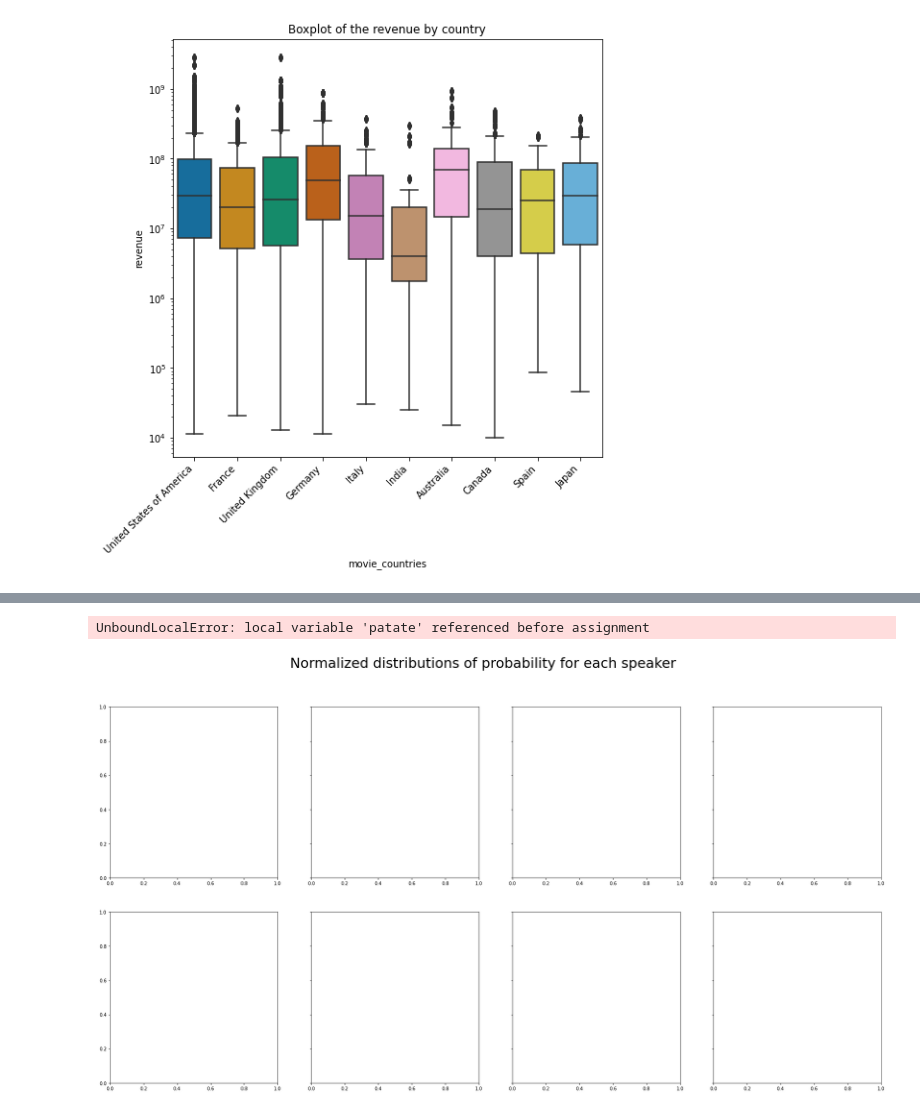
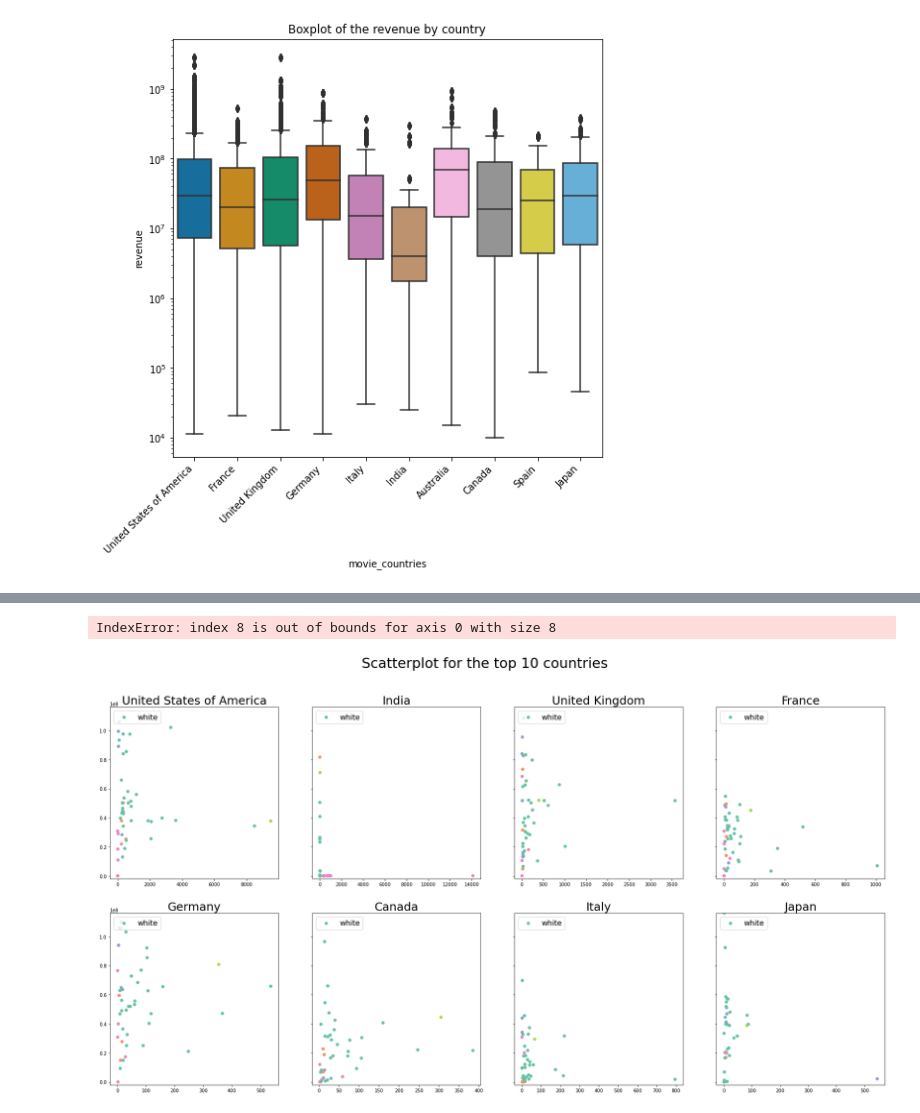
Before and after one commit to epfl-ada/ada-2022-project-borroworrob, a Jupyter notebook: johann.ipynb, the cells around one changed output, grey strips where cells are left out. Cells and saved outputs as stored; diff of their text form; code cells hidden in the pictures.

```diff
--- a/johann.ipynb
+++ b/johann.ipynb
@@ -412,0 +413,3 @@ First we will look at the number of movies made actors of a certain ethnicity (e
+# %%
+#create a list with all ethnicities we are interested in
+list_ethny = asian + southasian + black + latino + mixed + white + other
@@ -417,10 +440,14 @@ def ethnic_sucess (country) :
     #filter row for only the country we want
     country_data = df.loc[(df['movie_countries'] == country)]
 
+    #filter row for only the ethnicities we want
+    country_data = country_data.loc[country_data['ethnicity'].isin(list_ethny)]
+
     #first we group by actors, there are duplicate because actors play if multiple movies
     data_actor_succes = country_data.groupby(country_data['ethnicity'], as_index=False).apply(lambda x: pd.Series({
-         'revenue' : np.sum(x['revenue'])/len(x['revenue']),
-         'number_movies': len(x['freebase_movie_id']),
+         'average_revenue' : np.nansum(x['revenue'])/len (x['revenue']),
+         'number_movie' : len (x['revenue']),
+         'categories' : filter_ethnicity(x)
     }))
 
     return data_actor_succes
@@ -440,20 +454,28 @@ for country in top_10_countries :
 # %%
 fig, axs = plt.subplots(2,4, figsize=(30, 15), sharey=True)
-fig.suptitle('Normalized distributions of probability for each speaker', size = 30)
+fig.suptitle('Scatterplot for the top 10 countries', size = 30)
+axs = axs.ravel()
+# Get Unique ethnicity
+color_labels = ethnic_sucess(value)['categories'].unique()
 
-axs = axs.ravel()
+# List of colors in the color palettes
+rgb_values = sns.color_palette("Set2", 7)
 
+# Map category to the colors
+color_map = dict(zip(color_labels, rgb_values))
+
+# Scatter plot of the average revenue for the 10 top countries
 for i, value in enumerate(top_10_countries) :
-
-    sns.boxplot(x = 'movie_countries', data = filtering_categorical_ethnicities(country))
+    axs[i].scatter(ethnic_sucess(value)['number_movie'],ethnic_sucess(value)['average_revenue'],c= ethnic_sucess(value)['categories'].map(color_map))
     axs[i].set_title(top_10_countries[i], size = 25)
-    axs[i].legend(loc='upper left',prop={'size': 16})
+    axs[i].legend(color_labels,loc='upper left',prop={'size': 16})
     axs[i].yaxis.label.set_size(18)
     axs[i].xaxis.label.set_size(18)
+    axs[i].set_ylim(-2000000,np.max(ethnic_sucess(value)['average_revenue']))
 for ax in axs.flat:
-    ax.set(xlabel='Probability', ylabel='Frequency density')
+    ax.set(xlabel='ethnicity', ylabel='average_revenue')
 
 fig.delaxes(axs[-1])
 # %% [output]
-UnboundLocalError: local variable 'patate' referenced before assignment
+IndexError: index 8 is out of bounds for axis 0 with size 8
-[figure, old version]
+[figure, new version]
```
Also changed, not shown: parts of 8 cells of this notebook.
